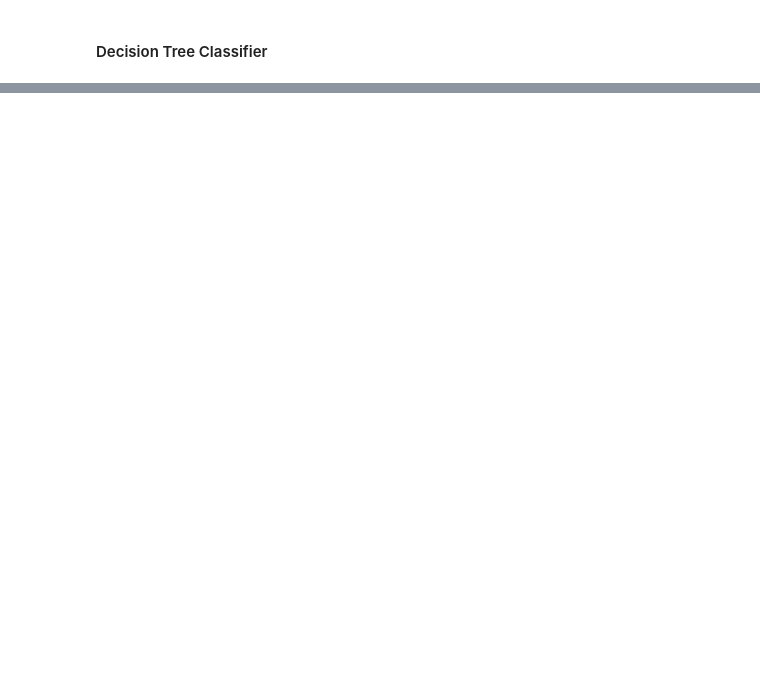
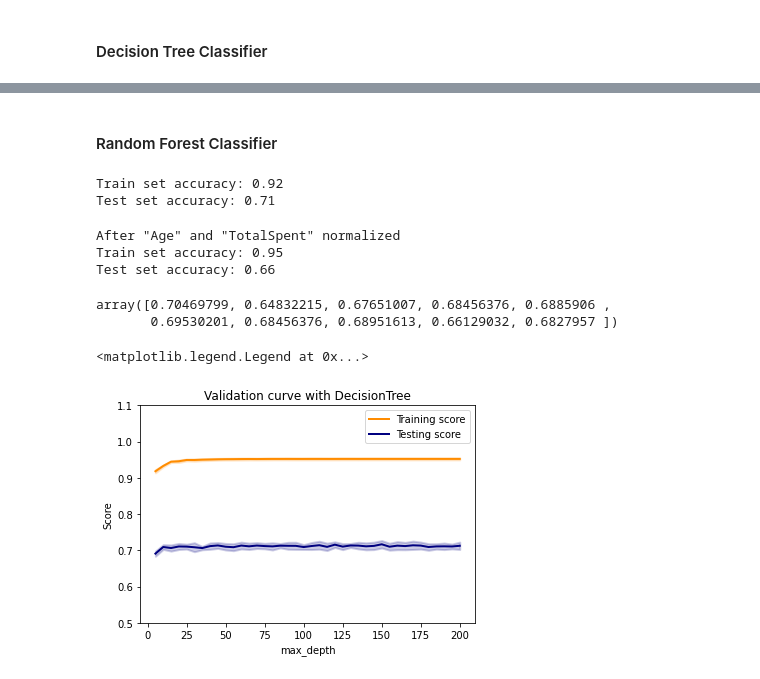
Before and after one commit to sharuhinda/ds_spaceship, a Jupyter notebook: ml_experiments.ipynb, the cells around one changed output, grey strips where cells are left out. Cells and saved outputs as stored; diff of their text form; code cells hidden in the pictures; blank space fills up the shorter version.

```diff
--- a/ml_experiments.ipynb
+++ b/ml_experiments.ipynb
@@ -275,0 +384,69 @@ plt.legend(loc='best')
+# %% [markdown]
+#### Random Forest Classifier
+# %%
+rf_clf = RandomForestClassifier(n_estimators=5)
+# %%
+rf_clf.fit(X_train, y_train)
+print('Train set accuracy: {:.2f}'.format(rf_clf.score(X_train, y_train)))
+print('Test set accuracy: {:.2f}'.format(rf_clf.score(X_test, y_test)))
+# %% [output]
+Train set accuracy: 0.92
+Test set accuracy: 0.71
+# %%
+rf_clf_norm = RandomForestClassifier(n_estimators=5)
+rf_clf_norm.fit(X_train_scaled, y_train)
+print('After "Age" and "TotalSpent" normalized')
+print('Train set accuracy: {:.2f}'.format(dt_clf_norm.score(X_train_scaled, y_train)))
+print('Test set accuracy: {:.2f}'.format(dt_clf_norm.score(X_test_scaled, y_test)))
+# %% [output]
+After "Age" and "TotalSpent" normalized
+Train set accuracy: 0.95
+Test set accuracy: 0.66
+# %%
+cv_scores = cross_val_score(dt_clf_norm, X_total, y_total, cv=10)
+cv_scores
+# %% [output]
+array([0.70469799, 0.64832215, 0.67651007, 0.68456376, 0.6885906 ,
+       0.69530201, 0.68456376, 0.68951613, 0.66129032, 0.6827957 ])
+# %%
+param_range = [x for x in range(5, 201, 5)]
+train_scores, test_scores = validation_curve(rf_clf, X_total, y_total, param_name='n_estimators', param_range=param_range, cv=5)
+train_scores_mean = np.mean(train_scores, axis=1)
+train_scores_std = np.std(train_scores, axis=1)
+test_scores_mean = np.mean(test_scores, axis=1)
+test_scores_std = np.std(test_scores, axis=1)
+# %%
+plt.figure()
+plt.title('Validation curve with DecisionTree')
+plt.xlabel('max_depth')
+plt.ylabel('Score')
+plt.ylim(0.5, 1.1)
+
+plt.plot(
+    param_range,
+    train_scores_mean,
+    label='Training score',
+    color='darkorange', linewidth=2
+)
+plt.fill_between(
+    param_range,
+    train_scores_mean - train_scores_std,
+    train_scores_mean + train_scores_std,
+    alpha=0.2, color='darkorange', linewidth=2
+)
+plt.plot(
+    param_range,
+    test_scores_mean,
+    label='Testing score',
+    color='navy', linewidth=2
+)
+plt.fill_between(
+    param_range,
+    test_scores_mean - test_scores_std,
+    test_scores_mean + test_scores_std,
+    alpha=0.2, color='navy', linewidth=2
+)
+plt.legend(loc='best')
+# %% [output]
+<matplotlib.legend.Legend at 0x...>
+[figure, added]
```
Also changed, not shown: parts of 20 cells of this notebook, 1 other file.
